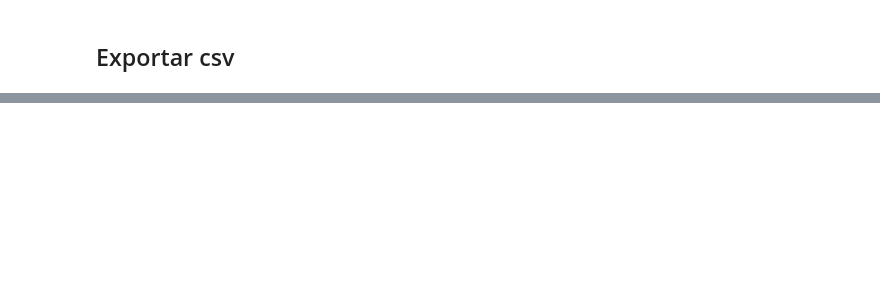
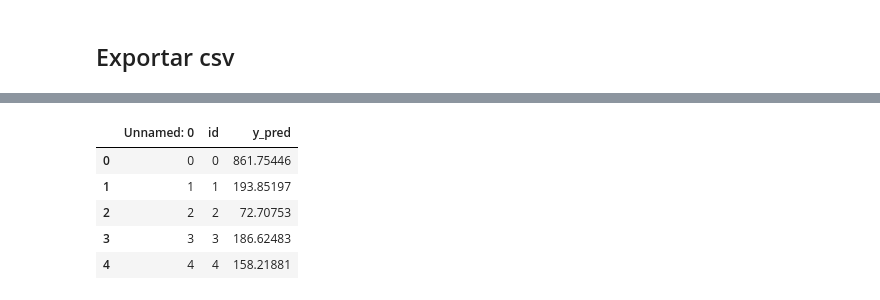
Before and after one commit to Ironhack-Data-Madrid-Mayo-2021/Classroom-Materials, a Jupyter notebook: week_07/07 - Airbnb price prediction.ipynb, the cells around one changed output, grey strips where cells are left out. Saved outputs shown, nothing was run; the diff lists cells and outputs as text; code cells hidden in the pictures; blank space fills up the shorter version.

```diff
--- a/week_07/07 - Airbnb price prediction.ipynb
+++ b/week_07/07 - Airbnb price prediction.ipynb
@@ -541,0 +619,9 @@ pred
+# %%
+pd.read_csv('my_submit_malo.csv').head()
+# %% [output]
+|  | Unnamed: 0 | id | y_pred |
+| 0 | 0 | 0 | 861.75446 |
+| 1 | 1 | 1 | 193.85197 |
+| 2 | 2 | 2 | 72.70753 |
+| 3 | 3 | 3 | 186.62483 |
+| 4 | 4 | 4 | 158.21881 |
```
Also changed, not shown: parts of 13 cells of this notebook, 3 other files.
